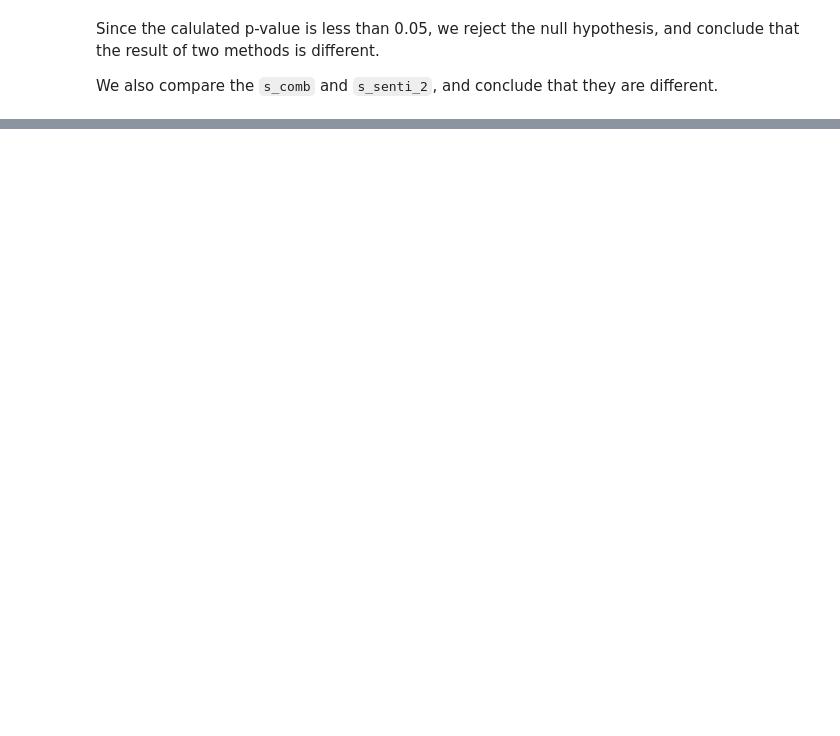
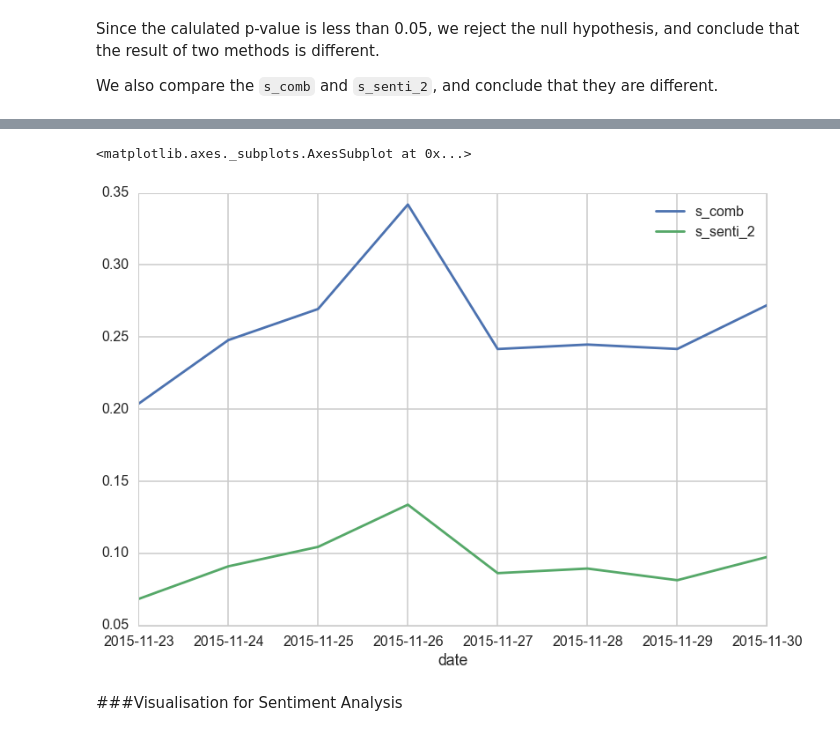
Before and after one commit to harvardcs109/cs109_final, a Jupyter notebook: Main.ipynb, the cells around one changed output, grey strips where cells are left out. Drawn from its saved outputs; the diff is of its cells as text; code cells hidden in the pictures; blank space fills up the shorter version.

```diff
--- a/Main.ipynb
+++ b/Main.ipynb
@@ -2201,0 +2095,6 @@ Unfortunately, we do not know the sentiment of a tweet and cannot draw a conclus
+# %%
+subdfgby=subdftokens.groupby(['date'])['s_comb','s_senti_2'].mean()
+subdfgby.plot()
+# %% [output]
+<matplotlib.axes._subplots.AxesSubplot at 0x...>
+[figure, added]
@@ -2201,0 +2104,2 @@ Unfortunately, we do not know the sentiment of a tweet and cannot draw a conclus
+# %% [markdown]
+###Visualisation for Sentiment Analysis
```
Also changed, not shown: parts of 113 cells of this notebook, 5 other files.
